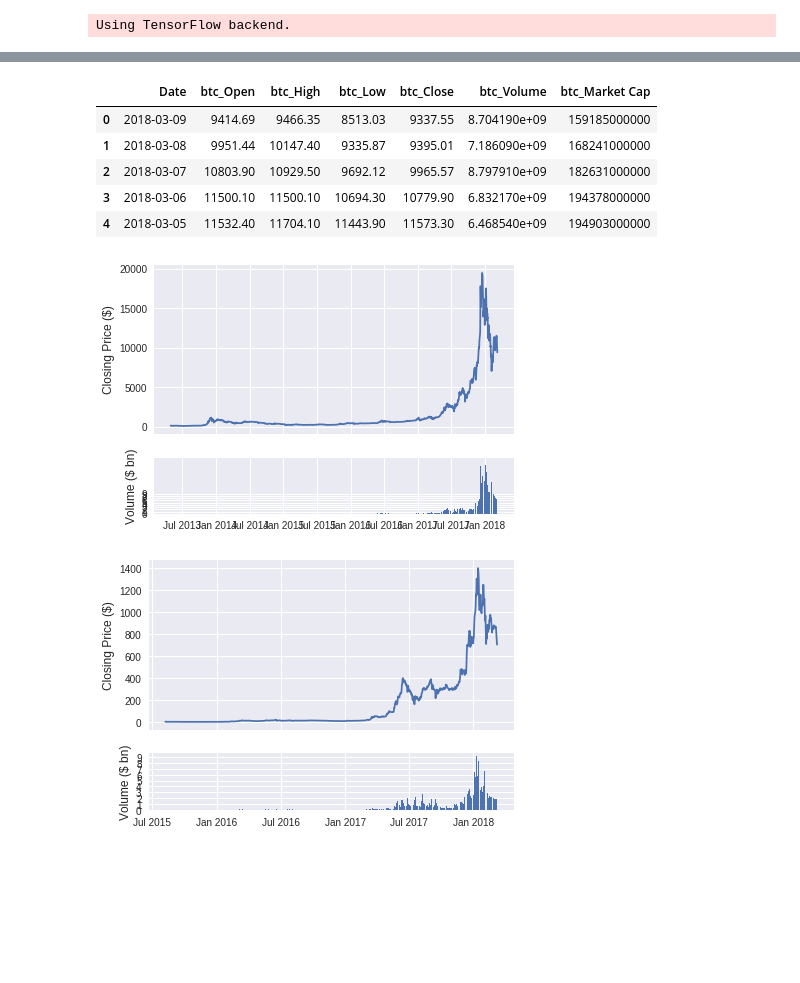
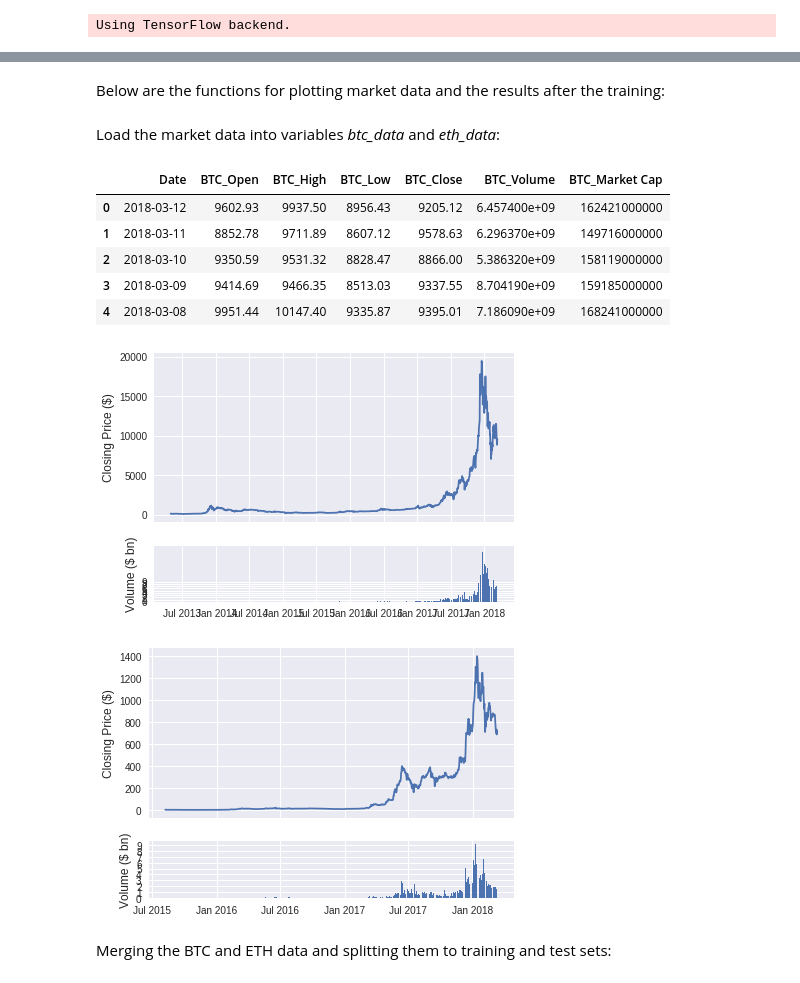
Before and after one commit to SiaFahim/lstm-crypto-predictor, a Jupyter notebook: lstm_crypto_price_prediction.ipynb, the cells around one changed output, grey strips where cells are left out. Saved outputs shown, nothing was run; the diff lists cells and outputs as text; code cells hidden in the pictures; blank space fills up the shorter version.

Commit message:
plot_results()

```diff
--- a/lstm_crypto_price_prediction.ipynb
+++ b/lstm_crypto_price_prediction.ipynb
@@ -168,6 +175,8 @@ def build_model(inputs, output_size, neurons, activ_func=activation_function, dr
   model.compile(loss=loss, optimizer=optimizer, metrics=['mae'])
   model.summary()
   return model
+# %% [markdown]
+Below are the functions for plotting market data and the results after the training:
 # %%
 def show_plot(data, tag):
   fig, (ax1, ax2) = plt.subplots(2,1, gridspec_kw = {'height_ratios':[3, 1]})
@@ -191,21 +235,25 @@ def date_labels():
+# %% [markdown]
+Load the market data into variables *btc_data* and *eth_data*:
 # %%
-btc_data = get_market_data("bitcoin", tag='btc')
-eth_data = get_market_data("ethereum", tag='eth')
+btc_data = get_market_data("bitcoin", tag='BTC')
+eth_data = get_market_data("ethereum", tag='ETH')
 # %%
 btc_data.head()
 # %% [output]
-|  | Date | btc_Open | btc_High | btc_Low | btc_Close | btc_Volume | btc_Market Cap |
-| 0 | 2018-03-09 | 9414.69 | 9466.35 | 8513.03 | 9337.55 | 8.704190e+09 | 159185000000 |
-| 1 | 2018-03-08 | 9951.44 | 10147.40 | 9335.87 | 9395.01 | 7.186090e+09 | 168241000000 |
-| 2 | 2018-03-07 | 10803.90 | 10929.50 | 9692.12 | 9965.57 | 8.797910e+09 | 182631000000 |
-| 3 | 2018-03-06 | 11500.10 | 11500.10 | 10694.30 | 10779.90 | 6.832170e+09 | 194378000000 |
-| 4 | 2018-03-05 | 11532.40 | 11704.10 | 11443.90 | 11573.30 | 6.468540e+09 | 194903000000 |
+|  | Date | BTC_Open | BTC_High | BTC_Low | BTC_Close | BTC_Volume | BTC_Market Cap |
+| 0 | 2018-03-12 | 9602.93 | 9937.50 | 8956.43 | 9205.12 | 6.457400e+09 | 162421000000 |
+| 1 | 2018-03-11 | 8852.78 | 9711.89 | 8607.12 | 9578.63 | 6.296370e+09 | 149716000000 |
+| 2 | 2018-03-10 | 9350.59 | 9531.32 | 8828.47 | 8866.00 | 5.386320e+09 | 158119000000 |
+| 3 | 2018-03-09 | 9414.69 | 9466.35 | 8513.03 | 9337.55 | 8.704190e+09 | 159185000000 |
+| 4 | 2018-03-08 | 9951.44 | 10147.40 | 9335.87 | 9395.01 | 7.186090e+09 | 168241000000 |
 # %%
-show_plot(btc_data, tag='btc')
-show_plot(eth_data, tag='eth')
+show_plot(btc_data, tag='BTC')
+show_plot(eth_data, tag='ETH')
 # %% [output]
-[figure, old version]
+[figure, new version]
-[figure, old version]
+[figure, new version]
+# %% [markdown]
+Merging the BTC and ETH data and splitting them to training and test sets:
 # %%
 market_data = merge_data(btc_data, eth_data)
 model_data = create_model_data(market_data)
```
Also changed, not shown: parts of 19 cells of this notebook.
